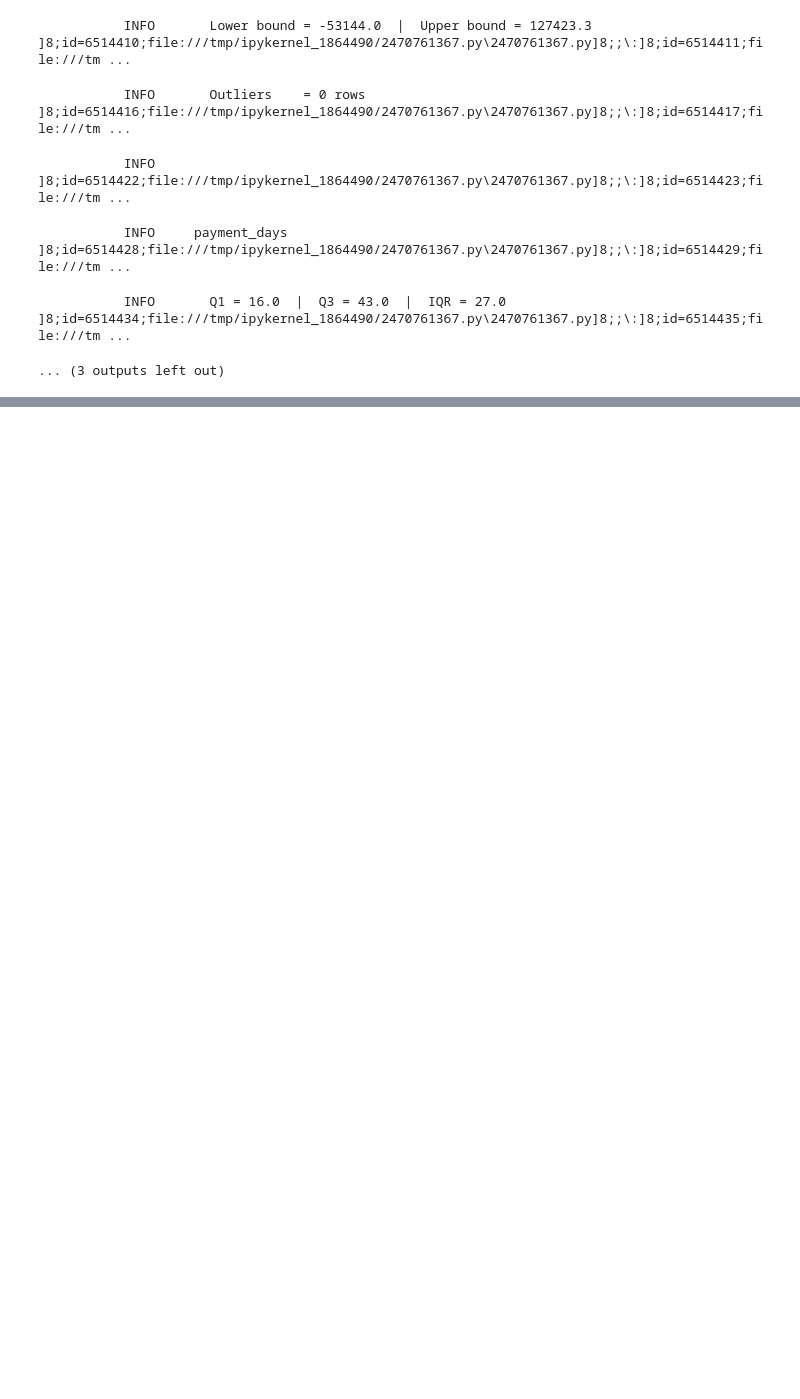
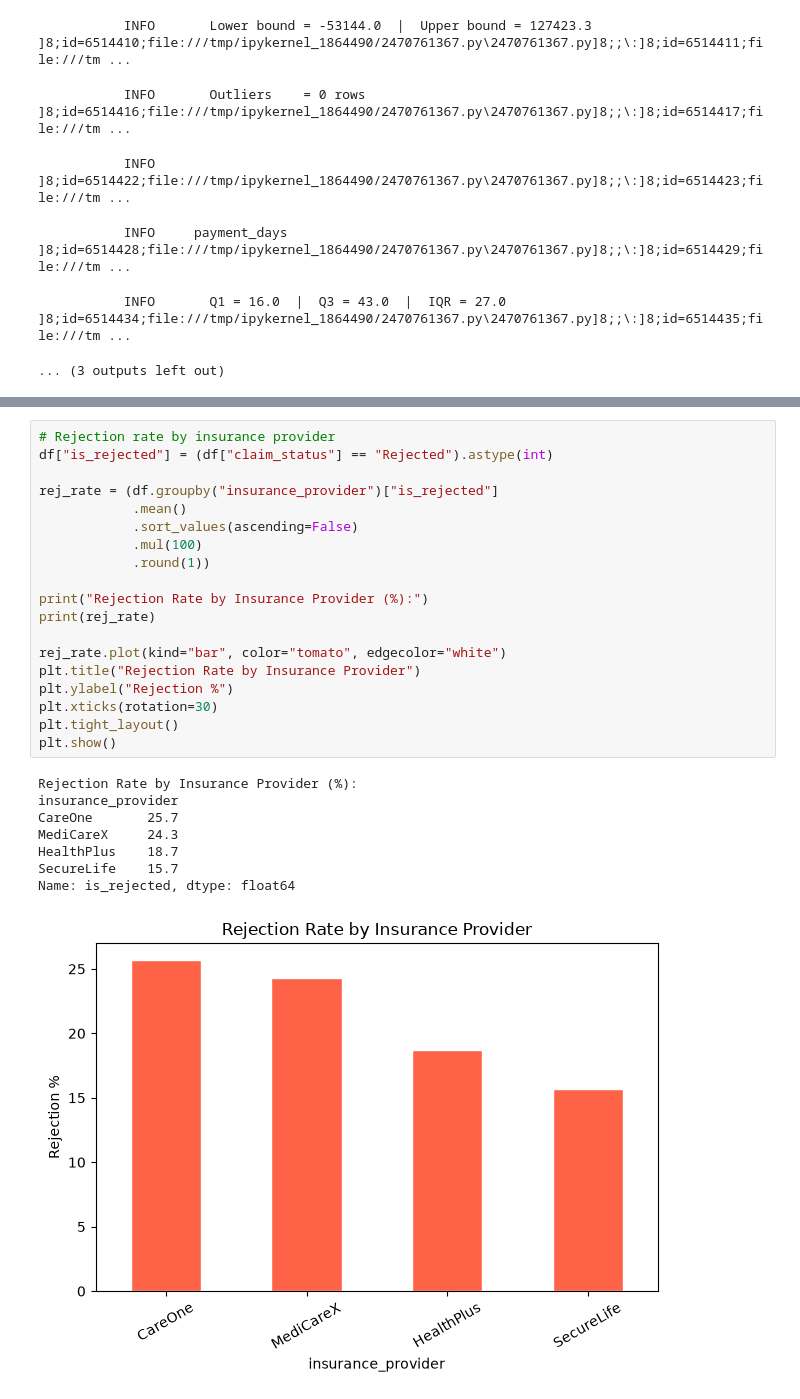
Before and after one commit to bjmashele/health-analytics, a Jupyter notebook: eda_to_mlflow.ipynb, the cells around one changed output, grey strips where cells are left out. Cells and saved outputs as stored; diff of their text form; blank space fills up the shorter version.

```diff
--- a/eda_to_mlflow.ipynb
+++ b/eda_to_mlflow.ipynb
@@ -808,0 +898,28 @@ for col in ["length_of_stay_hours", "billed_amount", "payment_days"]:
+# %%
+# Rejection rate by insurance provider
+df["is_rejected"] = (df["claim_status"] == "Rejected").astype(int)
+
+rej_rate = (df.groupby("insurance_provider")["is_rejected"]
+            .mean()
+            .sort_values(ascending=False)
+            .mul(100)
+            .round(1))
+
+print("Rejection Rate by Insurance Provider (%):")
+print(rej_rate)
+
+rej_rate.plot(kind="bar", color="tomato", edgecolor="white")
+plt.title("Rejection Rate by Insurance Provider")
+plt.ylabel("Rejection %")
+plt.xticks(rotation=30)
+plt.tight_layout()
+plt.show()
+# %% [output]
+Rejection Rate by Insurance Provider (%):
+insurance_provider
+CareOne       25.7
+MediCareX     24.3
+HealthPlus    18.7
+SecureLife    15.7
+Name: is_rejected, dtype: float64
+[figure, added]
```
Also changed, not shown: parts of 6 cells of this notebook.
